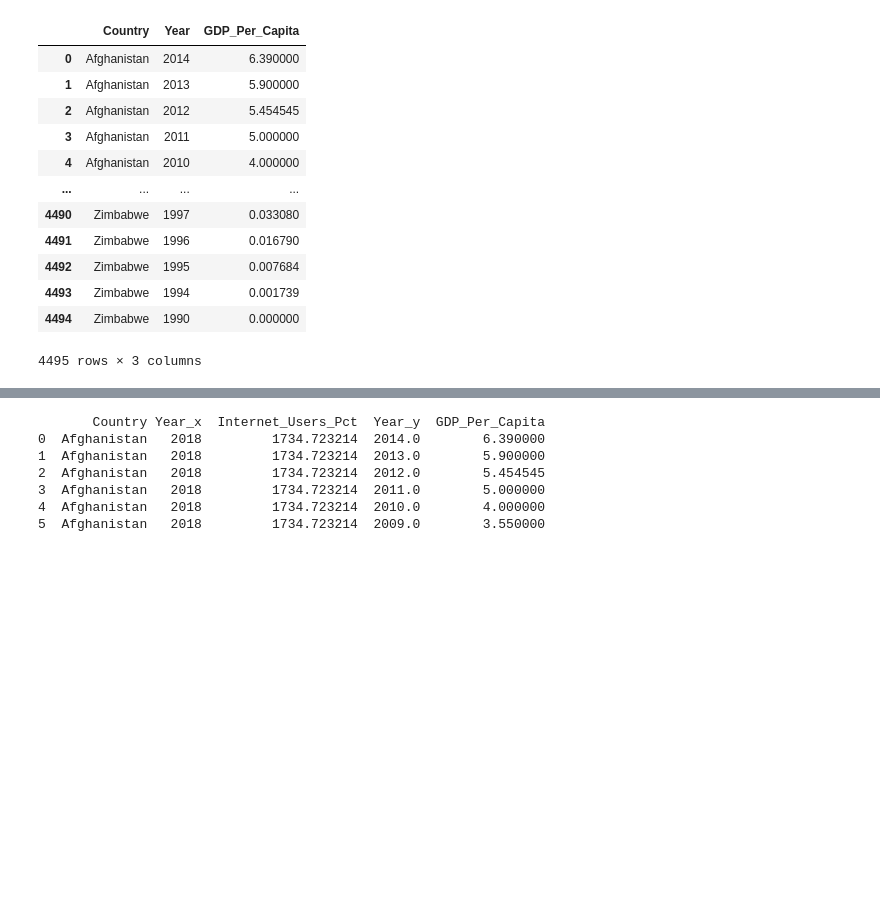
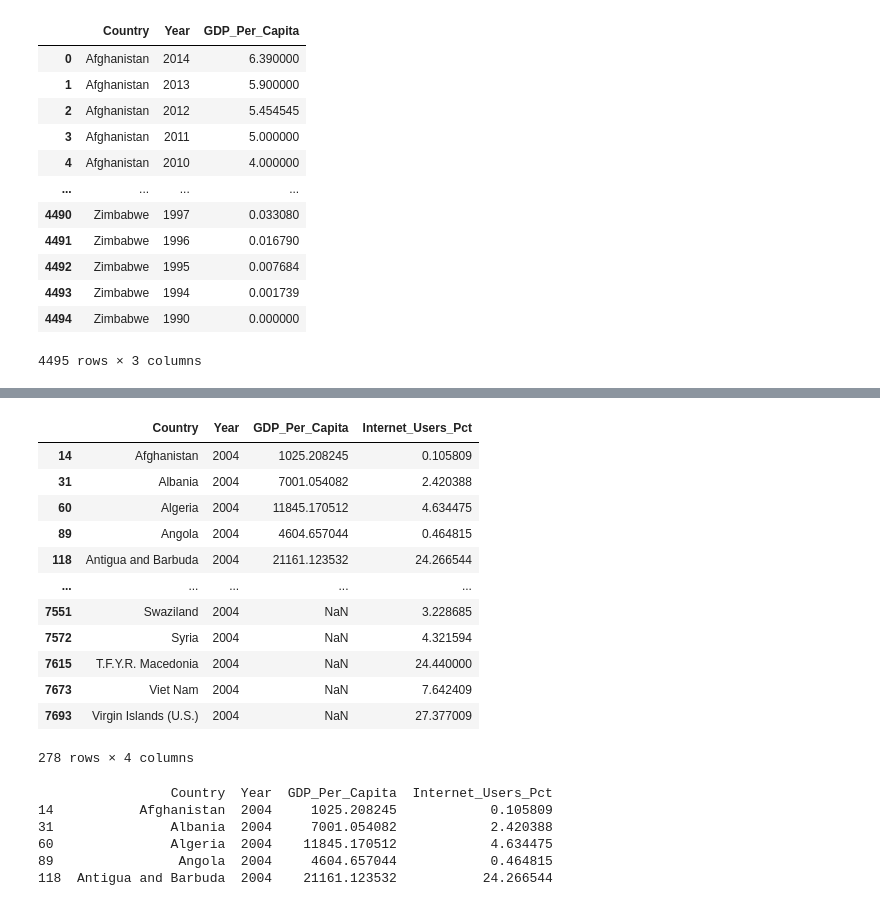
Before and after one commit to Jess-Morrison/UN_Data_Python-, a Jupyter notebook: notebooks/UN_DATA.ipynb, the cells around one changed output, grey strips where cells are left out. Cells and saved outputs as stored; diff of their text form; code cells hidden in the pictures; blank space fills up the shorter version.

```diff
--- a/notebooks/UN_DATA.ipynb
+++ b/notebooks/UN_DATA.ipynb
@@ -154,6 +154,6 @@ internet_df.rename(columns={'Country or Area':'Country','Value':'GDP_Per_Capita'
 | 4494 | Zimbabwe | 1990 | 0.000000 |
 4495 rows × 3 columns
 # %%
-internet_df=internet_df.rename(columns={'Country or Area':'Country','Value':'GDP_Per_Capita'})
+internet_df=internet_df.rename(columns={'Country or Area':'Country','Value':'Internet_Users_Pct'})
 # %%
-gdp_df=gdp_df.rename(columns={'Country or Area':'Country','Value':'Internet_Users_Pct'})
+gdp_df=gdp_df.rename(columns={'Country or Area':'Country','Value':'GDP_Per_Capita'})
@@ -160,2 +175,2 @@ gdp_df=gdp_df.rename(columns={'Country or Area':'Country','Value':'Internet_User
 # %%
-new_data=pd.merge(gdp_df,internet_df,on='Country',how='outer')
+gdp_and_internet_use = pd.merge(gdp_df,internet_df,on=['Country','Year'],how='outer')
@@ -181,0 +195,16 @@ merge(left, right, how: str = 'inner', on=None, left_on=None, right_on=None, lef
+# %%
+gdp_and_internet_use.loc[gdp_and_internet_use['Year'] == 2004]
+# %% [output]
+|  | Country | Year | GDP_Per_Capita | Internet_Users_Pct |
+| 14 | Afghanistan | 2004 | 1025.208245 | 0.105809 |
+| 31 | Albania | 2004 | 7001.054082 | 2.420388 |
+| 60 | Algeria | 2004 | 11845.170512 | 4.634475 |
+| 89 | Angola | 2004 | 4604.657044 | 0.464815 |
+| 118 | Antigua and Barbuda | 2004 | 21161.123532 | 24.266544 |
+| ... | ... | ... | ... | ... |
+| 7551 | Swaziland | 2004 | NaN | 3.228685 |
+| 7572 | Syria | 2004 | NaN | 4.321594 |
+| 7615 | T.F.Y.R. Macedonia | 2004 | NaN | 24.440000 |
+| 7673 | Viet Nam | 2004 | NaN | 7.642409 |
+| 7693 | Virgin Islands (U.S.) | 2004 | NaN | 27.377009 |
+278 rows × 4 columns
@@ -182,10 +215,9 @@ merge(left, right, how: str = 'inner', on=None, left_on=None, right_on=None, lef
 # %%
-print(new_data.head(6))
+print(ni_gdp_int1.head(5))
 # %% [output]
-       Country Year_x  Internet_Users_Pct  Year_y  GDP_Per_Capita
-0  Afghanistan   2018         1734.723214  2014.0        6.390000
-1  Afghanistan   2018         1734.723214  2013.0        5.900000
-2  Afghanistan   2018         1734.723214  2012.0        5.454545
-3  Afghanistan   2018         1734.723214  2011.0        5.000000
-4  Afghanistan   2018         1734.723214  2010.0        4.000000
-5  Afghanistan   2018         1734.723214  2009.0        3.550000
+                 Country  Year  GDP_Per_Capita  Internet_Users_Pct
+14           Afghanistan  2004     1025.208245            0.105809
+31               Albania  2004     7001.054082            2.420388
+60               Algeria  2004    11845.170512            4.634475
+89                Angola  2004     4604.657044            0.464815
+118  Antigua and Barbuda  2004    21161.123532           24.266544
```
Also changed, not shown: parts of 26 cells of this notebook.
